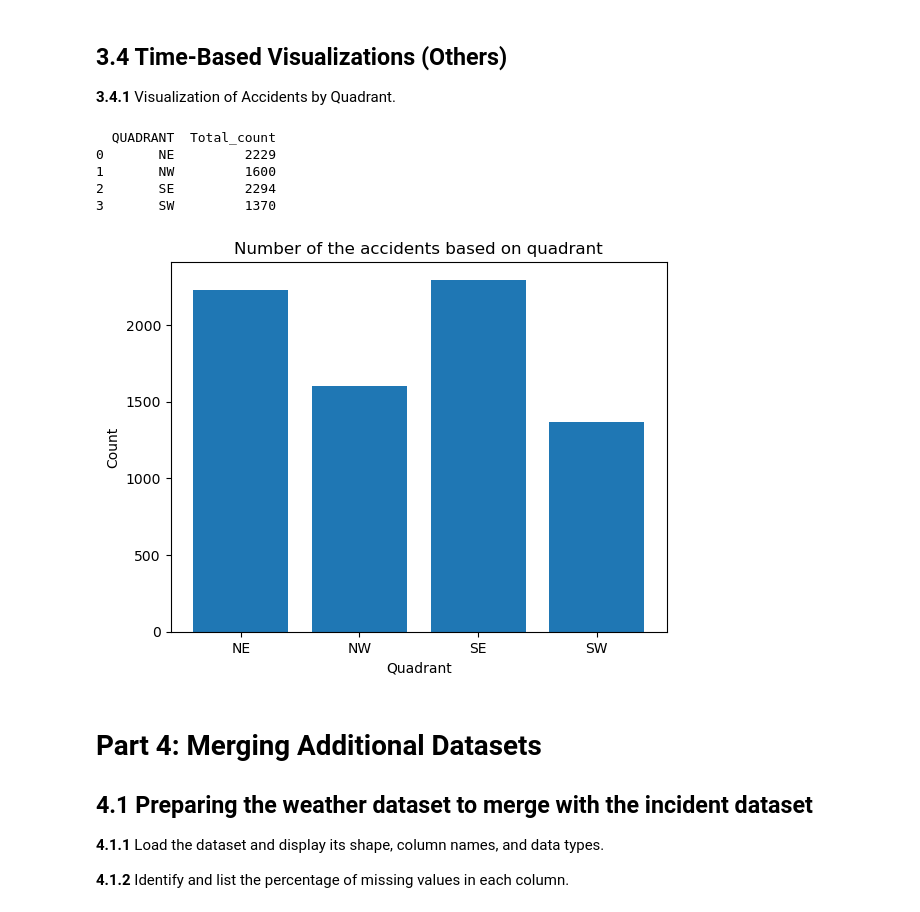
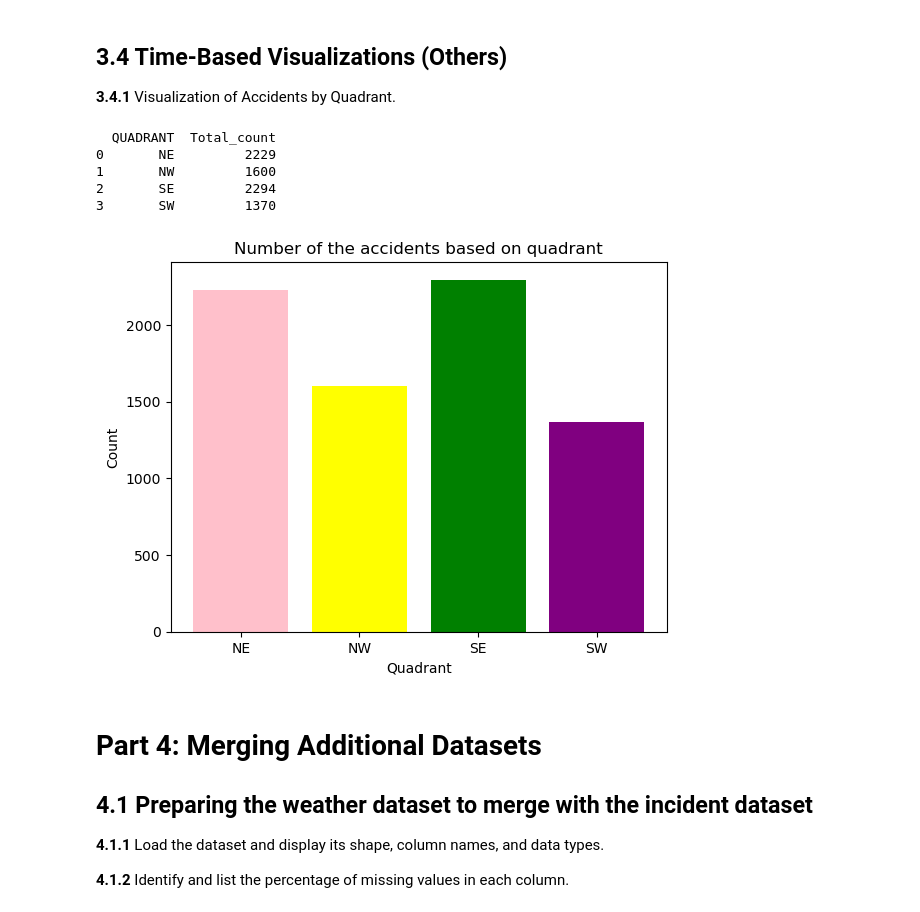
Before and after one commit to aliUofCafkhami/601-Project, a Jupyter notebook: Project 601.ipynb, the cells around one changed output. Cells and saved outputs as stored; diff of their text form; code cells hidden in the pictures.

```diff
--- a/Project 601.ipynb
+++ b/Project 601.ipynb
@@ -575,23 +575,22 @@ plt.show()
 ## 3.4 Time-Based Visualizations (Others)
 __3.4.1__ Visualization of Accidents by Quadrant.
 # %%
-#color = ['']
 quadrant = df.groupby(['QUADRANT']).agg(
     Total_count = ('Count','sum')
 ).reset_index()
 print(quadrant)
-plt.bar( x = quadrant['QUADRANT'], height=quadrant['Total_count'])
+plt.bar( x = quadrant['QUADRANT'], height=quadrant['Total_count'],color = ['pink', 'yellow','green','purple'])
 plt.xlabel('Quadrant')
 plt.ylabel('Count')
 plt.title('Number of the accidents based on quadrant')
 plt.show()
 # %% [output]
   QUADRANT  Total_count
 0       NE         2229
 1       NW         1600
 2       SE         2294
 3       SW         1370
-[figure, old version]
+[figure, new version]
 # %% [markdown]
 # Part 4: Merging Additional Datasets
 ## 4.1 Preparing the weather dataset to merge with the incident dataset
```
Also changed, not shown: parts of 15 cells of this notebook.
